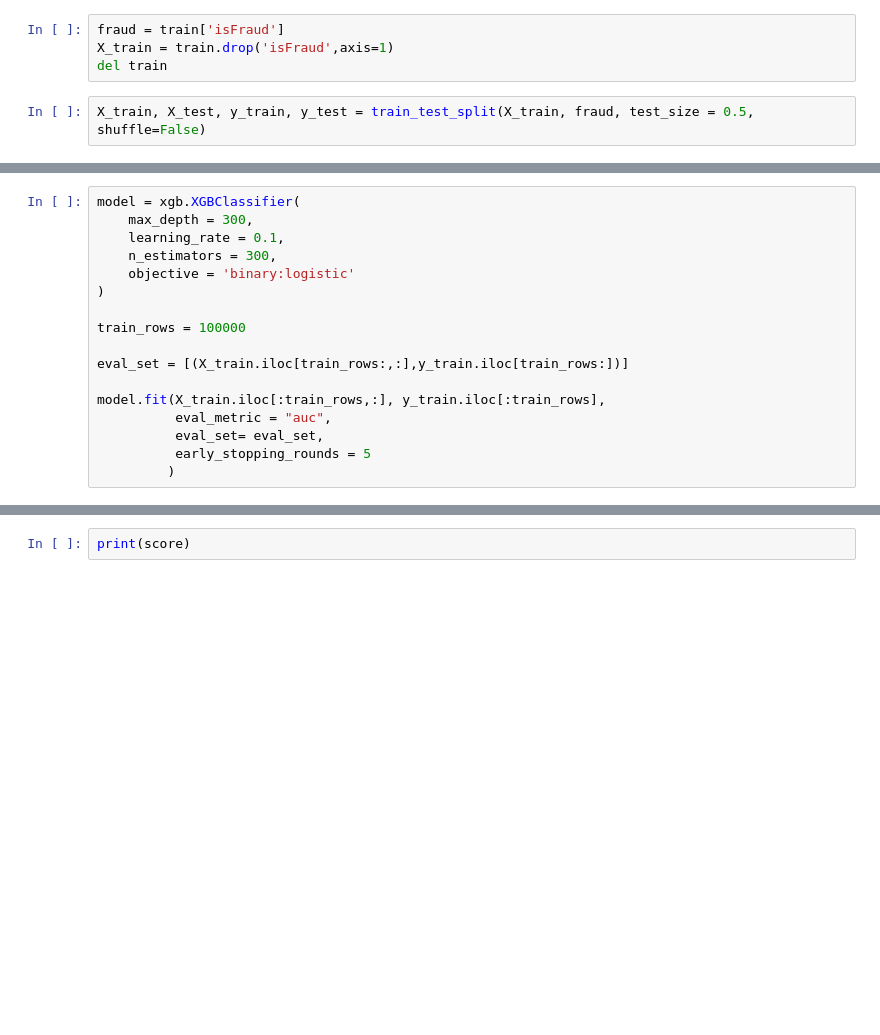
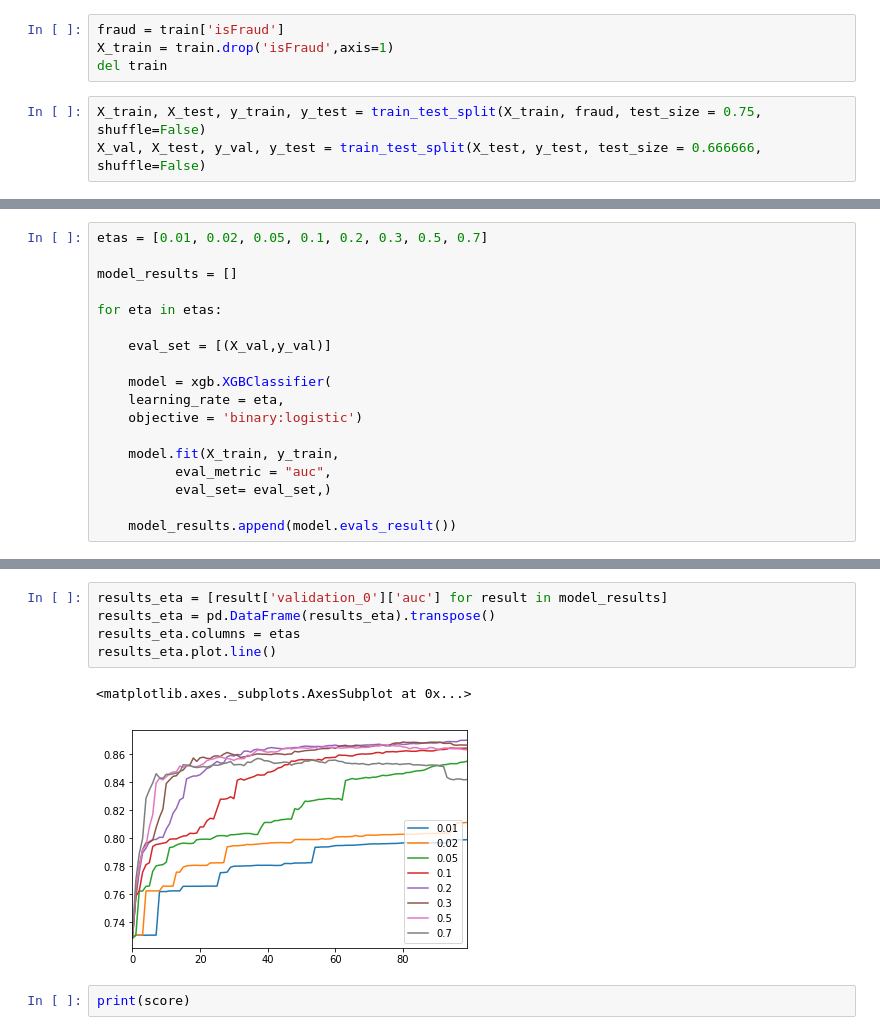
Before and after one commit to hxyue1/Fraud-Detection, a Jupyter notebook: xgboost.ipynb, the cells around one changed output, grey strips where cells are left out. Cells and saved outputs as stored; diff of their text form; blank space fills up the shorter version.

```diff
--- a/xgboost.ipynb
+++ b/xgboost.ipynb
@@ -14,4 +14,5 @@ fraud = train['isFraud']
 X_train = train.drop('isFraud',axis=1)
 del train
 # %%
-X_train, X_test, y_train, y_test = train_test_split(X_train, fraud, test_size = 0.5, shuffle=False)
+X_train, X_test, y_train, y_test = train_test_split(X_train, fraud, test_size = 0.75, shuffle=False)
+X_val, X_test, y_val, y_test = train_test_split(X_test, y_test, test_size = 0.666666, shuffle=False)
@@ -21,17 +18,0 @@ os.environ['KMP_DUPLICATE_LIB_OK']='True'
-# %%
-model = xgb.XGBClassifier(
-    max_depth = 300,
-    learning_rate = 0.1,
-    n_estimators = 300,
-    objective = 'binary:logistic'
-)
-
-train_rows = 100000
-
-eval_set = [(X_train.iloc[train_rows:,:],y_train.iloc[train_rows:])]
-
-model.fit(X_train.iloc[:train_rows,:], y_train.iloc[:train_rows],
-          eval_metric = "auc",
-          eval_set= eval_set,
-          early_stopping_rounds = 5
-         )
@@ -41,0 +26,18 @@ score = roc_auc_score(y_test, preds[:,1])
+# %%
+etas = [0.01, 0.02, 0.05, 0.1, 0.2, 0.3, 0.5, 0.7]
+
+model_results = []
+
+for eta in etas:
+
+    eval_set = [(X_val,y_val)]
+
+    model = xgb.XGBClassifier(
+    learning_rate = eta,
+    objective = 'binary:logistic')
+
+    model.fit(X_train, y_train,
+          eval_metric = "auc",
+          eval_set= eval_set,)
+
+    model_results.append(model.evals_result())
@@ -42,3 +62,11 @@ score = roc_auc_score(y_test, preds[:,1])
+# %%
+results_eta = [result['validation_0']['auc'] for result in model_results]
+results_eta = pd.DataFrame(results_eta).transpose()
+results_eta.columns = etas
+results_eta.plot.line()
+# %% [output]
+<matplotlib.axes._subplots.AxesSubplot at 0x...>
+[figure, added]
 # %%
 print(score)
 # %%
```
Also changed, not shown: parts of 7 cells of this notebook, 3 other files.
